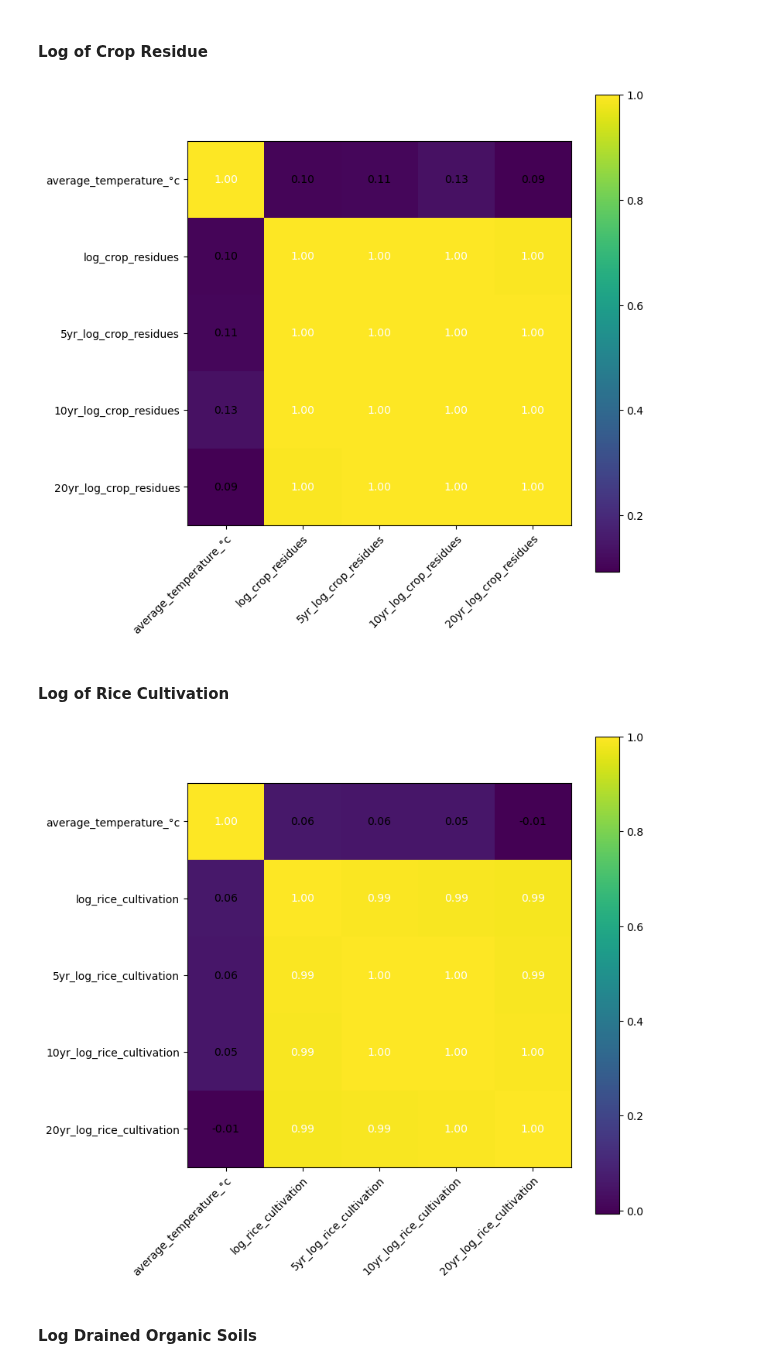
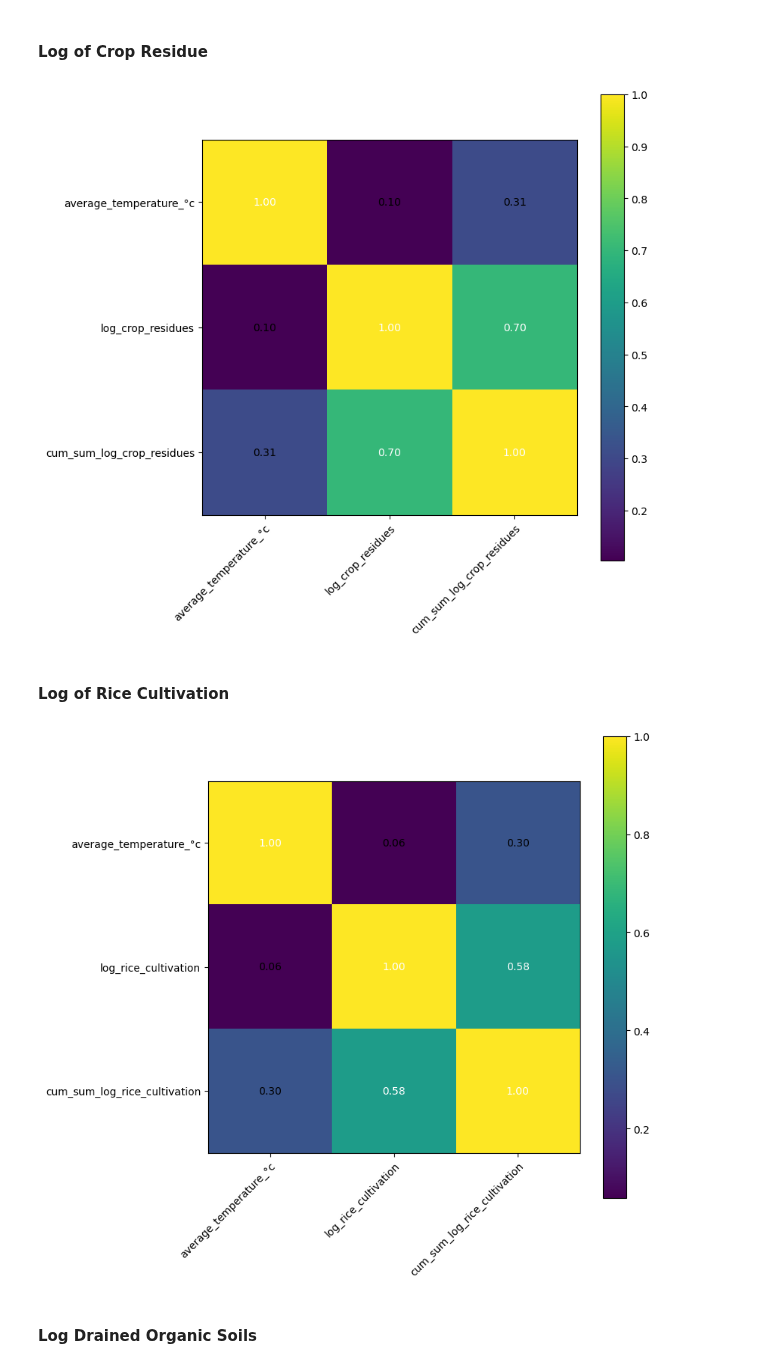
Before and after one commit to fayesimone/agriculture_emissions_prediction, a Jupyter notebook: EDA.ipynb, the cells around one changed output. Cells and saved outputs as stored; diff of their text form; code cells hidden in the pictures.

```diff
--- a/EDA.ipynb
+++ b/EDA.ipynb
@@ -96,7 +96,7 @@ hm = heatmap(
 # %% [markdown]
 #### Log of Crop Residue
 # %%
-cols = ['average_temperature_°c','log_crop_residues','5yr_log_crop_residues', '10yr_log_crop_residues', '20yr_log_crop_residues']
+cols = ['average_temperature_°c','log_crop_residues','cum_sum_log_crop_residues']
 
 cm = train[cols].corr().values
 hm = heatmap(
@@ -106,21 +106,21 @@ hm = heatmap(
     figsize=(8, 8)
 )
 # %% [output]
-[figure, old version]
+[figure, new version]
 # %% [markdown]
 #### Log of Rice Cultivation
 # %%
-cols = ['average_temperature_°c','log_rice_cultivation','5yr_log_rice_cultivation', '10yr_log_rice_cultivation', '20yr_log_rice_cultivation']
+cols = ['average_temperature_°c','log_rice_cultivation','cum_sum_log_rice_cultivation']
 
 cm = train[cols].corr().values
 hm = heatmap(
     cm,
     row_names=cols,
     column_names=cols,
     figsize=(8, 8)
 )
 # %% [output]
-[figure, old version]
+[figure, new version]
 # %% [markdown]
 #### Log Drained Organic Soils
 # %%
```
Also changed, not shown: parts of 13 cells of this notebook, 4 other files.
